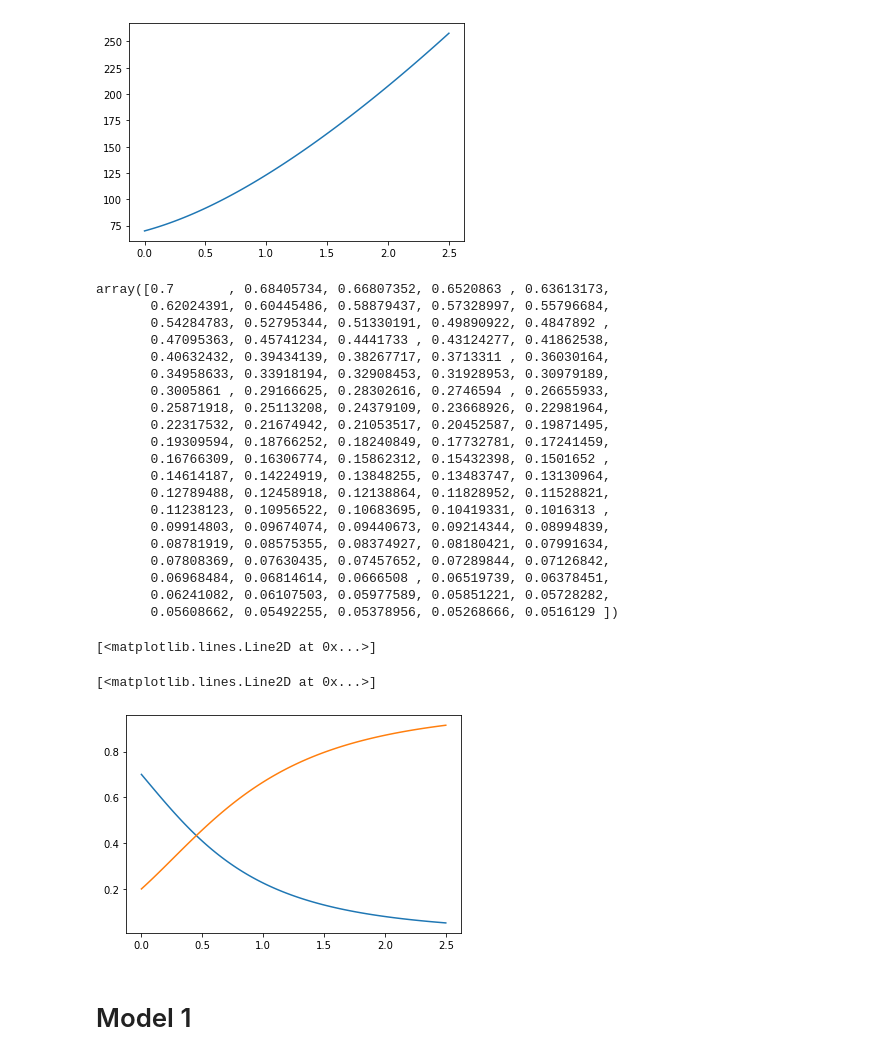
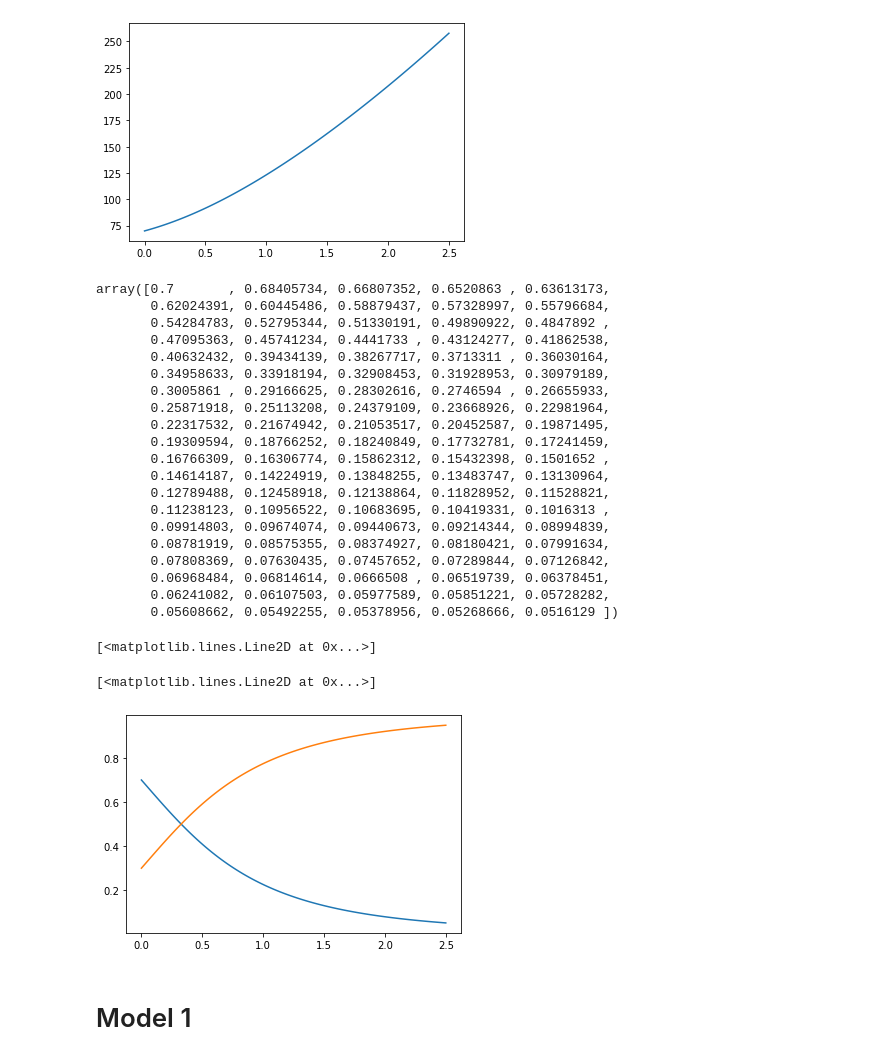
Before and after one commit to ViktorGakis/fishplots, a Jupyter notebook: fishplots.ipynb, the cells around one changed output. Drawn from its saved outputs; the diff is of its cells as text; code cells hidden in the pictures.

```diff
--- a/fishplots.ipynb
+++ b/fishplots.ipynb
@@ -89,38 +89,38 @@ def Ηfunction(z,y,equationE):
 # %%
 # fish plot for LCDM
 # \Omega_{\Lambda} = E**2 -Omega_{m0} (1+z)**3
-omegam = 0.2
-h = 0.6
+omegam = 0.3
+h = 0.9
 def omegalamda(zs,omegam,h):
       return 1 - ((100*h)/ΗfunctionLCDM(zs,[omegam,h]))**2*omegam*((1+zs)**3)
 omegalamda(zs,0.3,0.7)
 plt.plot(zs,omegalamda(zs,0.3,0.7))
 plt.plot(zs,((omegam)*((1+zs)**3))/((ΗfunctionLCDM(zs,[omegam,h])/(100*h))**2))
 # intersection point(transition redshift), to the left accelarated, to the right disaccelerated
 # %% [output]
 array([0.7       , 0.68405734, 0.66807352, 0.6520863 , 0.63613173,
        0.62024391, 0.60445486, 0.58879437, 0.57328997, 0.55796684,
        0.54284783, 0.52795344, 0.51330191, 0.49890922, 0.4847892 ,
        0.47095363, 0.45741234, 0.4441733 , 0.43124277, 0.41862538,
        0.40632432, 0.39434139, 0.38267717, 0.3713311 , 0.36030164,
        0.34958633, 0.33918194, 0.32908453, 0.31928953, 0.30979189,
        0.3005861 , 0.29166625, 0.28302616, 0.2746594 , 0.26655933,
        0.25871918, 0.25113208, 0.24379109, 0.23668926, 0.22981964,
        0.22317532, 0.21674942, 0.21053517, 0.20452587, 0.19871495,
        0.19309594, 0.18766252, 0.18240849, 0.17732781, 0.17241459,
        0.16766309, 0.16306774, 0.15862312, 0.15432398, 0.1501652 ,
        0.14614187, 0.14224919, 0.13848255, 0.13483747, 0.13130964,
        0.12789488, 0.12458918, 0.12138864, 0.11828952, 0.11528821,
        0.11238123, 0.10956522, 0.10683695, 0.10419331, 0.1016313 ,
        0.09914803, 0.09674074, 0.09440673, 0.09214344, 0.08994839,
        0.08781919, 0.08575355, 0.08374927, 0.08180421, 0.07991634,
        0.07808369, 0.07630435, 0.07457652, 0.07289844, 0.07126842,
        0.06968484, 0.06814614, 0.0666508 , 0.06519739, 0.06378451,
        0.06241082, 0.06107503, 0.05977589, 0.05851221, 0.05728282,
        0.05608662, 0.05492255, 0.05378956, 0.05268666, 0.0516129 ])
 [<matplotlib.lines.Line2D at 0x...>]
 [<matplotlib.lines.Line2D at 0x...>]
-[figure, old version]
+[figure, new version]
 # %% [markdown]
 # Model 1
 # %%
```
Also changed, not shown: parts of 6 cells of this notebook.
